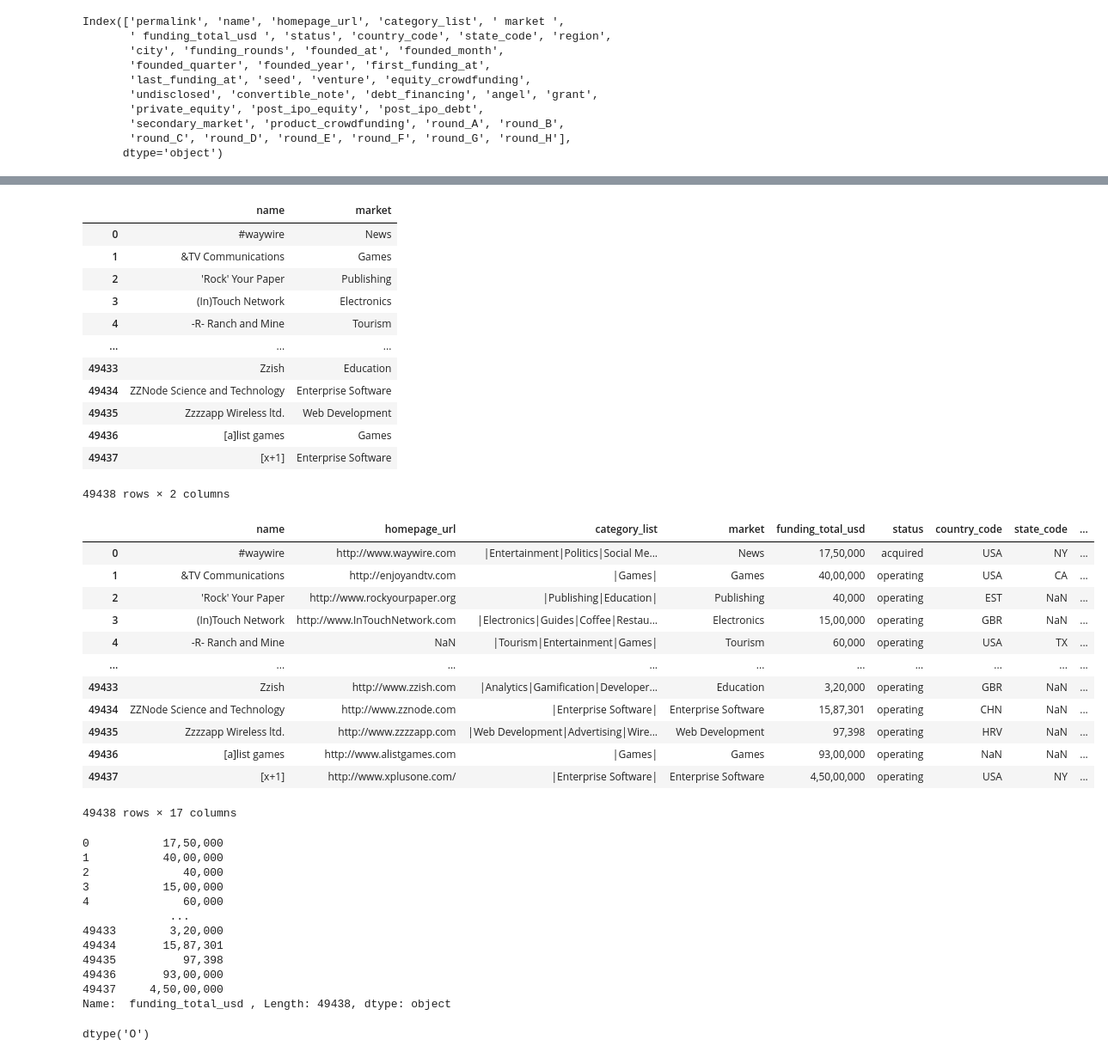
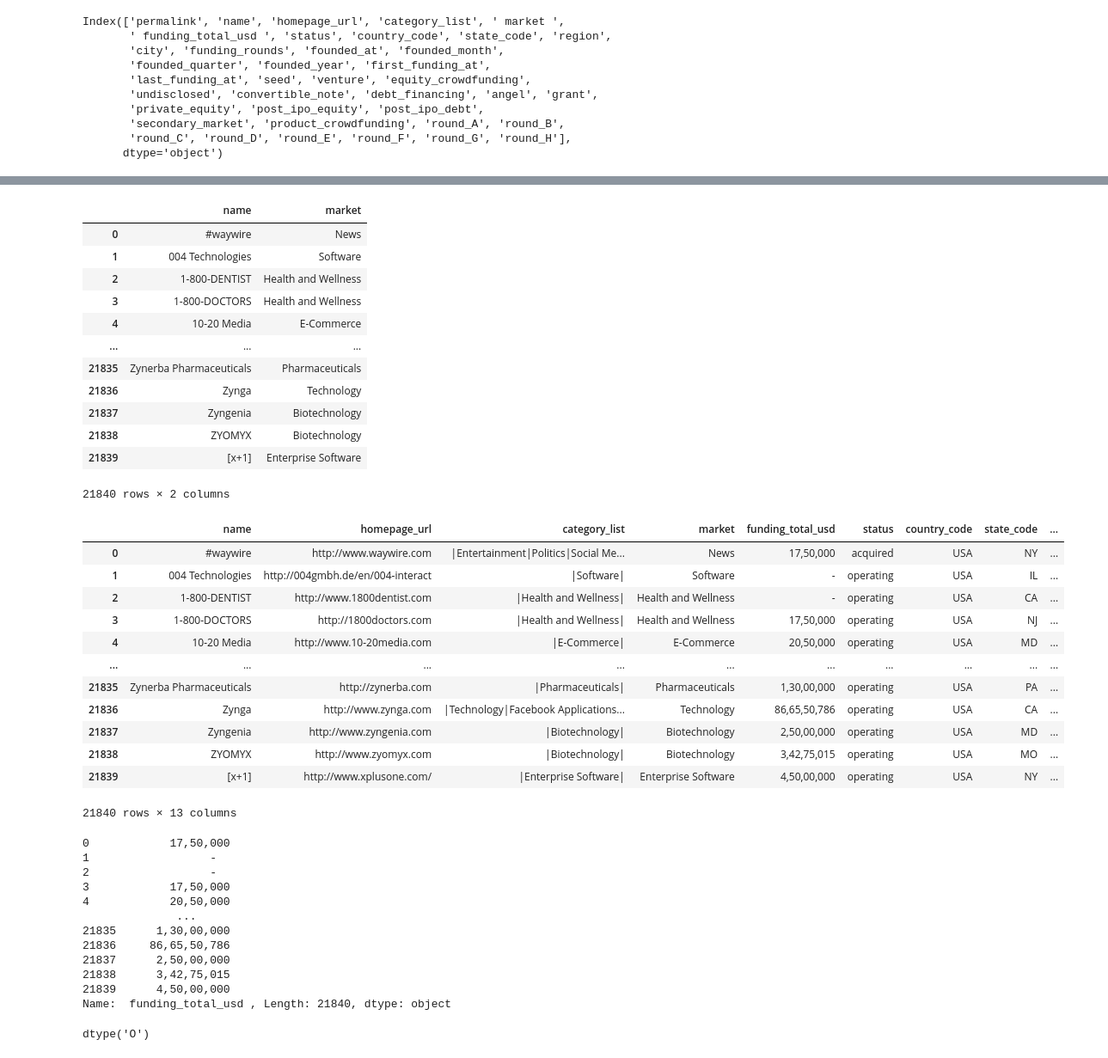
Before and after one commit to alblazer/Stocks, a Jupyter notebook: Startup/startups.ipynb, the cells around one changed output, grey strips where cells are left out. Shown: that part at 86% size. Saved outputs shown, nothing was run; the diff lists cells and outputs as text; code cells hidden in the pictures.

```diff
--- a/Startup/startups.ipynb
+++ b/Startup/startups.ipynb
@@ -36,7 +37,9 @@ Index(['permalink', 'name', 'homepage_url', 'category_list', ' market ',
       dtype='object')
 # %%
 #Getting rid of all the columns with NaN
-non_nan_startup = startup_df.dropna(how = 'all')
+non_nan_startup = startup_df.dropna()
+non_nan_startup = non_nan_startup.reset_index()
+non_nan_startup = non_nan_startup.drop(columns=["index"])
 non_nan_startup
 # %% [output]
 |  | permalink | name | homepage_url | category_list | market | funding_total_usd | status | country_code | ... |
@@ -59,56 +62,57 @@ new_columns
 # %% [output]
 |  | name | market |
 | 0 | #waywire | News |
-| 1 | &TV Communications | Games |
-| 2 | 'Rock' Your Paper | Publishing |
-| 3 | (In)Touch Network | Electronics |
-| 4 | -R- Ranch and Mine | Tourism |
+| 1 | 004 Technologies | Software |
+| 2 | 1-800-DENTIST | Health and Wellness |
+| 3 | 1-800-DOCTORS | Health and Wellness |
+| 4 | 10-20 Media | E-Commerce |
 | ... | ... | ... |
-| 49433 | Zzish | Education |
-| 49434 | ZZNode Science and Technology | Enterprise Software |
-| 49435 | Zzzzapp Wireless ltd. | Web Development |
-| 49436 | [a]list games | Games |
-| 49437 | [x+1] | Enterprise Software |
+| 21835 | Zynerba Pharmaceuticals | Pharmaceuticals |
+| 21836 | Zynga | Technology |
+| 21837 | Zyngenia | Biotechnology |
+| 21838 | ZYOMYX | Biotechnology |
+| 21839 | [x+1] | Enterprise Software |
-49438 rows × 2 columns
+21840 rows × 2 columns
 # %%
 #removing most of the funding amounts so that the total funding will be the main focus
-new = non_nan_startup.drop(columns=['permalink', 'seed', 'venture', 'equity_crowdfunding',
+new = non_nan_startup.drop(columns=['permalink', 'city', 'founded_month',
+       'founded_quarter', 'founded_year', 'seed', 'venture', 'equity_crowdfunding',
        'undisclosed', 'convertible_note', 'debt_financing', 'angel', 'grant',
        'private_equity', 'post_ipo_equity', 'post_ipo_debt',
        'secondary_market', 'product_crowdfunding', 'round_A', 'round_B',
        'round_C', 'round_D', 'round_E', 'round_F', 'round_G', 'round_H'])
 new
 # %% [output]
 |  | name | homepage_url | category_list | market | funding_total_usd | status | country_code | state_code | ... |
 | 0 | #waywire | http://www.waywire.com | |Entertainment|Politics|Social Me... | News | 17,50,000 | acquired | USA | NY | ... |
-| 1 | &TV Communications | http://enjoyandtv.com | |Games| | Games | 40,00,000 | operating | USA | CA | ... |
-| 2 | 'Rock' Your Paper | http://www.rockyourpaper.org | |Publishing|Education| | Publishing | 40,000 | operating | EST | NaN | ... |
-| 3 | (In)Touch Network | http://www.InTouchNetwork.com | |Electronics|Guides|Coffee|Restau... | Electronics | 15,00,000 | operating | GBR | NaN | ... |
-| 4 | -R- Ranch and Mine | NaN | |Tourism|Entertainment|Games| | Tourism | 60,000 | operating | USA | TX | ... |
+| 1 | 004 Technologies | http://004gmbh.de/en/004-interact | |Software| | Software | - | operating | USA | IL | ... |
+| 2 | 1-800-DENTIST | http://www.1800dentist.com | |Health and Wellness| | Health and Wellness | - | operating | USA | CA | ... |
+| 3 | 1-800-DOCTORS | http://1800doctors.com | |Health and Wellness| | Health and Wellness | 17,50,000 | operating | USA | NJ | ... |
+| 4 | 10-20 Media | http://www.10-20media.com | |E-Commerce| | E-Commerce | 20,50,000 | operating | USA | MD | ... |
 | ... | ... | ... | ... | ... | ... | ... | ... | ... | ... |
-| 49433 | Zzish | http://www.zzish.com | |Analytics|Gamification|Developer... | Education | 3,20,000 | operating | GBR | NaN | ... |
-| 49434 | ZZNode Science and Technology | http://www.zznode.com | |Enterprise Software| | Enterprise Software | 15,87,301 | operating | CHN | NaN | ... |
-| 49435 | Zzzzapp Wireless ltd. | http://www.zzzzapp.com | |Web Development|Advertising|Wire... | Web Development | 97,398 | operating | HRV | NaN | ... |
-| 49436 | [a]list games | http://www.alistgames.com | |Games| | Games | 93,00,000 | operating | NaN | NaN | ... |
-| 49437 | [x+1] | http://www.xplusone.com/ | |Enterprise Software| | Enterprise Software | 4,50,00,000 | operating | USA | NY | ... |
+| 21835 | Zynerba Pharmaceuticals | http://zynerba.com | |Pharmaceuticals| | Pharmaceuticals | 1,30,00,000 | operating | USA | PA | ... |
+| 21836 | Zynga | http://www.zynga.com | |Technology|Facebook Applications... | Technology | 86,65,50,786 | operating | USA | CA | ... |
+| 21837 | Zyngenia | http://www.zyngenia.com | |Biotechnology| | Biotechnology | 2,50,00,000 | operating | USA | MD | ... |
+| 21838 | ZYOMYX | http://www.zyomyx.com | |Biotechnology| | Biotechnology | 3,42,75,015 | operating | USA | MO | ... |
+| 21839 | [x+1] | http://www.xplusone.com/ | |Enterprise Software| | Enterprise Software | 4,50,00,000 | operating | USA | NY | ... |
-49438 rows × 17 columns
+21840 rows × 13 columns
 # %%
 #realizing the weird mess that is the funding column
 funding = new[' funding_total_usd ']
 funding
 # %% [output]
-0           17,50,000
-1           40,00,000
-2              40,000
-3           15,00,000
-4              60,000
-             ...
-49433        3,20,000
-49434       15,87,301
-49435          97,398
-49436       93,00,000
-49437     4,50,00,000
-Name:  funding_total_usd , Length: 49438, dtype: object
+0            17,50,000
+1                  -
+2                  -
+3            17,50,000
+4            20,50,000
+              ...
+21835      1,30,00,000
+21836     86,65,50,786
+21837      2,50,00,000
+21838      3,42,75,015
+21839      4,50,00,000
+Name:  funding_total_usd , Length: 21840, dtype: object
 # %%
 #and also seeing how its not float or int
 funding.dtypes
```
Also changed, not shown: parts of 7 cells of this notebook, 1 other file.
